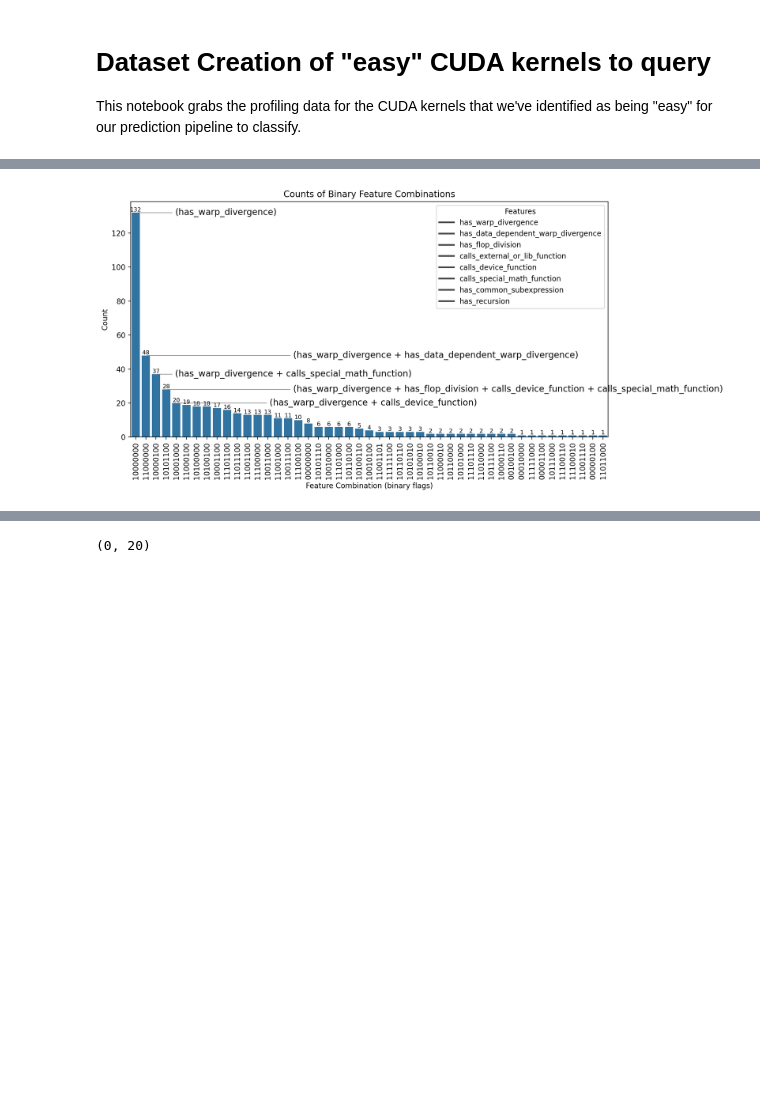
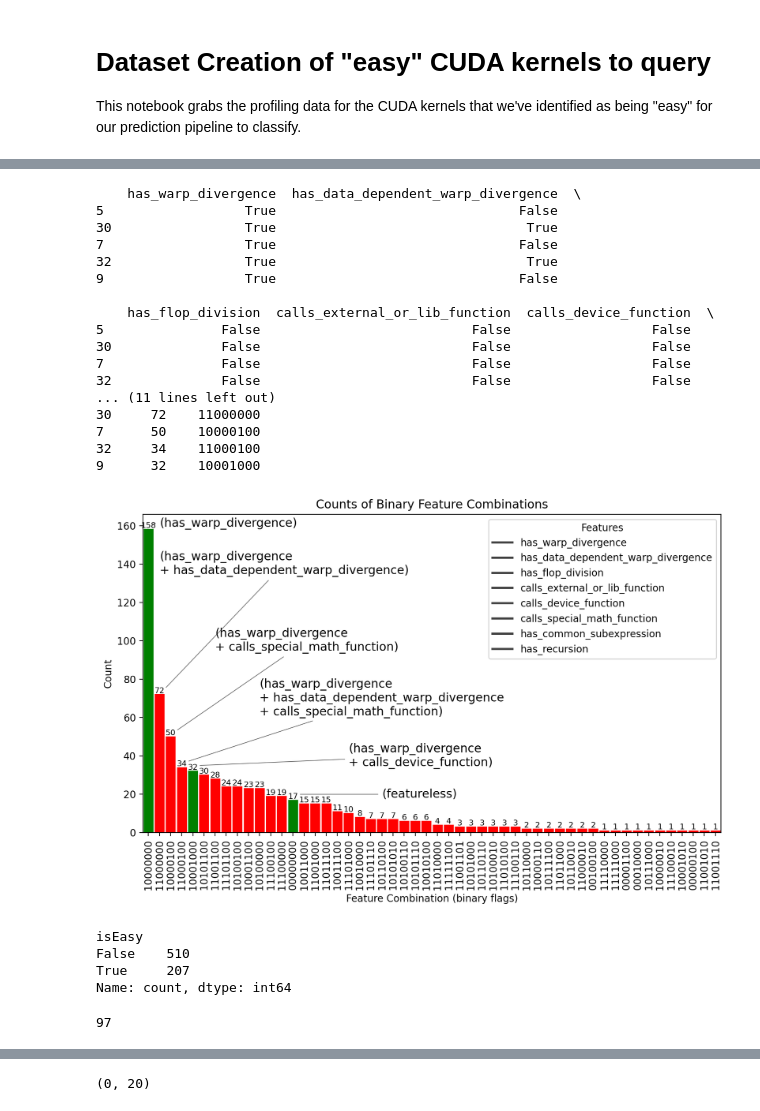
Before and after one commit to Scientific-Computing-Lab/gpuFLOPBench, a Jupyter notebook: qdecomp-langgraph-studio/kernel-survey/dataset-gen/manual-classification/visualize_manual_classifications.ipynb, the cells around one changed output, grey strips where cells are left out. Drawn from its saved outputs; the diff is of its cells as text; code cells hidden in the pictures; blank space fills up the shorter version.

```diff
--- a/qdecomp-langgraph-studio/kernel-survey/dataset-gen/manual-classification/visualize_manual_classifications.ipynb
+++ b/qdecomp-langgraph-studio/kernel-survey/dataset-gen/manual-classification/visualize_manual_classifications.ipynb
@@ -87,3 +87,14 @@ Parsed 521 classified kernels with 9 feature flags.
 | 2 | particlefilter-cuda | /Users/gbolet/hecbench-roofline/s... | 0 | True | False | False | ... |
 | 3 | particlefilter-cuda | /Users/gbolet/hecbench-roofline/s... | 0 | True | False | False | ... |
 | 4 | particlefilter-cuda | /Users/gbolet/hecbench-roofline/s... | 0 | True | True | False | ... |
+# %%
+# make a combination column for the binary features
+
+manual_df['combination'] = manual_df[normalized_cols].apply(
+    lambda row: ''.join(row.astype(int).astype(str)), axis=1)
+
+
+test = manual_df[manual_df['combination'] == '10000000']
+print(test.shape)
+
+assert manual_df[manual_df['combination'] == '10000000'].shape[0] == 158, "Sanity check failed!"
@@ -145,5 +158,7 @@ Passing `palette` without assigning `hue` is deprecated and will be removed in v
 # %%
 import textwrap
+
+no_hidden_flop_combinations = ['10000000', '10001000', '00001000', '00000000']
 
 df_grouped = manual_df.groupby(normalized_cols).size().reset_index(name='count')
 df_grouped_sorted = df_grouped[df_grouped['count'] > 0].sort_values(by='count', ascending=False)
@@ -151,39 +166,88 @@ df_grouped_sorted = df_grouped[df_grouped['count'] > 0].sort_values(by='count',
 df_grouped_sorted['combination'] = df_grouped_sorted[normalized_cols].apply(
     lambda row: ''.join(row.astype(int).astype(str)), axis=1)
 
-plt.figure(figsize=(12, 6), dpi=200)
+print(df_grouped_sorted.head(5))
+
+plt.figure(figsize=(9, 6), dpi=200)
 ax = sns.barplot(x='combination', y='count', data=df_grouped_sorted)
 plt.title('Counts of Binary Feature Combinations')
 plt.xlabel('Feature Combination (binary flags)')
 plt.ylabel('Count')
 plt.xticks(rotation=90, ha='center')
 
 # Annotate feature tuples (first four only) at right edge inside plot with arrows, and counts above bars
 xlim = ax.get_xlim()
 ylim = ax.get_ylim()
 # shift label_x slightly inside the right boundary
 label_x = xlim[1] - (xlim[1] - xlim[0]) * 0.05
 # define stagger offsets to prevent text overlap
-stagger_offsets = [0, xlim[1]/4, 0, xlim[1]/4, xlim[1]/5]  # stagger offsets for the first five bars
+stagger_offsets = [1, 1, 6, 10, 18, 21]  # stagger offsets for the first five bars
+
+custom_text_heights = [158+3, 140, 100, 70, 40, 20]
 
 for i, (p, (_, row)) in enumerate(zip(ax.patches, df_grouped_sorted.iterrows())):
     height = p.get_height()
+    # set the bar color if the x-axis label (combination) is in no_hidden_flop_combinations
+    if row['combination'] in no_hidden_flop_combinations:
+        p.set_color('green')
+    else:
+        p.set_color('red')
     feature_names = [name for name, flag in zip(normalized_cols, row[normalized_cols]) if flag]
-    tuple_text = f"({' + '.join(feature_names)})" if feature_names else '()'
+    tuple_text = f"({(chr(10)+'+ ').join(feature_names)})" if feature_names else '()'
     # draw arrow annotation for first five bars
-    if i < 5:
+    if i < 5 or row['combination'] == '00000000':
+        if row['combination'] == '00000000':
+            i = 5
+            tuple_text = '(featureless)'
+
         ax.annotate(tuple_text,
-                    xy=(p.get_x() + p.get_width()/2, height),
-                    xytext=(xlim[1]/12+stagger_offsets[i], height),
+                    xy=(p.get_x() + p.get_width()*1.1, height+3),
+                    xytext=(stagger_offsets[i], custom_text_heights[i]),
                     ha='left', va='center', color='black', fontsize=12,
                     arrowprops=dict(arrowstyle='-', color='gray', lw=0.8))
     # annotate count above bar
     ax.annotate(f"{int(height)}",
                 (p.get_x() + p.get_width() / 2., height),
                 ha='center', va='bottom', color='black', fontsize=8)
 
+
 ax.legend(normalized_cols, title='Features')
 plt.tight_layout()
 plt.show()
 # %% [output]
+    has_warp_divergence  has_data_dependent_warp_divergence  \
+5                  True                               False
+30                 True                                True
+7                  True                               False
+32                 True                                True
+9                  True                               False
+
+    has_flop_division  calls_external_or_lib_function  calls_device_function  \
+5               False                           False                  False
+30              False                           False                  False
+7               False                           False                  False
+32              False                           False                  False
+... (11 lines left out)
+30     72    11000000
+7      50    10000100
+32     34    11000100
+9      32    10001000
-[figure, old version]
+[figure, new version]
+# %%
+# let's categorize the codes as being "easy" or "hard" to count FLOPs
+
+no_hidden_flop_combinations = ['10000000', '10001000', '00001000', '00000000']
+
+manual_df['isEasy'] = manual_df['combination'].apply(lambda comb: comb in no_hidden_flop_combinations)
+
+print(manual_df['isEasy'].value_counts())
+# %% [output]
+isEasy
+False    510
+True     207
+Name: count, dtype: int64
+# %%
+# let's check how many individual executables there are
+manual_df[manual_df['isEasy'] == True]['targetName'].nunique()
+# %% [output]
+97
```
Also changed, not shown: parts of 4 cells of this notebook, 1 other file.
